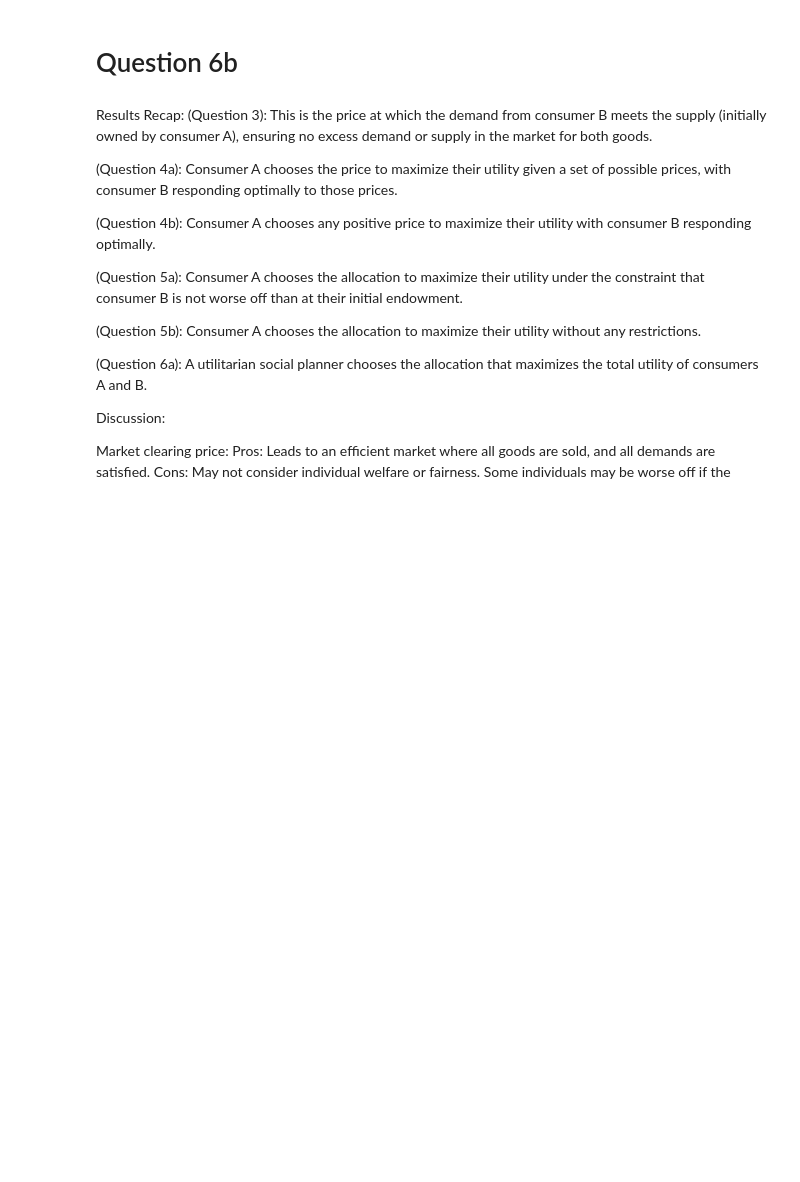
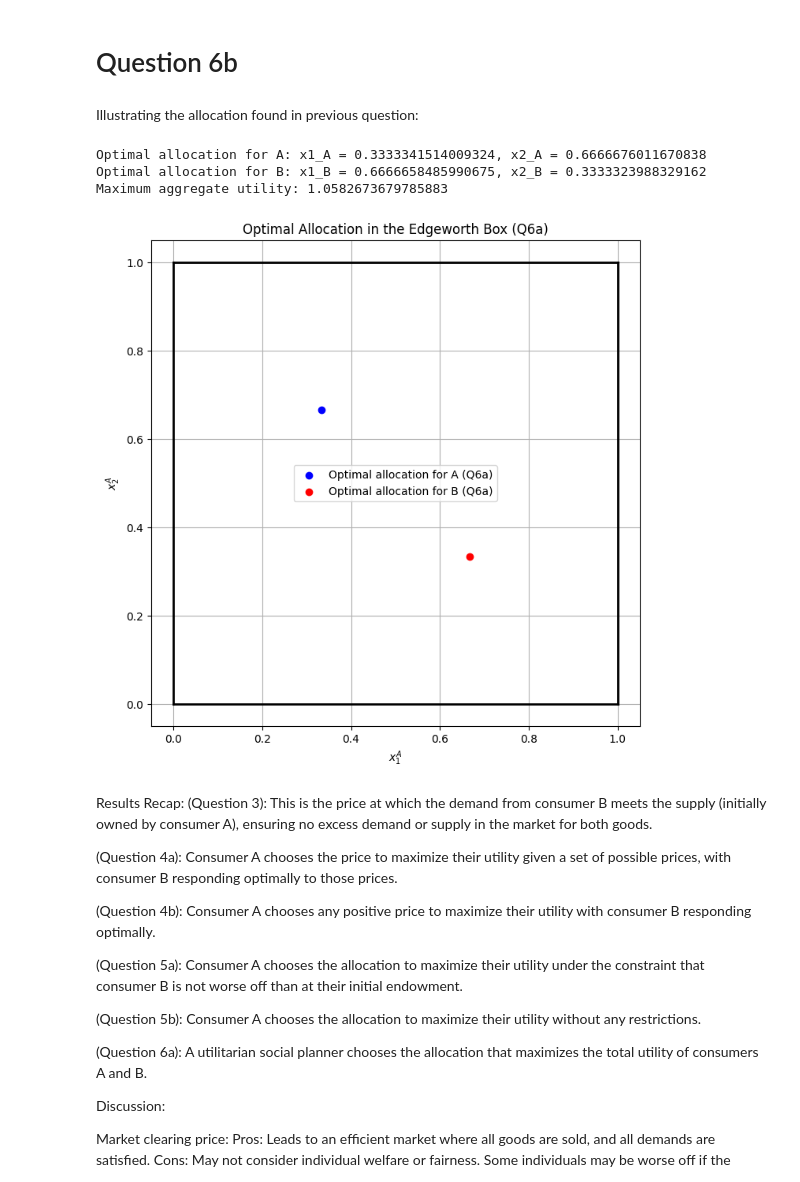
Before and after one commit to NumEconCopenhagen/projects-2024-ccc, a Jupyter notebook: inauguralproject/inauguralproject.ipynb, the cells around one changed output. Drawn from its saved outputs; the diff is of its cells as text; code cells hidden in the pictures; blank space fills up the shorter version.

```diff
--- a/inauguralproject/inauguralproject.ipynb
+++ b/inauguralproject/inauguralproject.ipynb
@@ -349,5 +419,67 @@ Optimized total utility: 0.1111
 # %% [markdown]
 # Question 6b
+# %% [markdown]
+Illustrating the allocation found in previous question:
+# %%
+# Parameters
+alpha = 1 / 3
+beta = 2 / 3
+omega_A1 = 0.8
+omega_A2 = 0.3
+omega_B1 = 1 - omega_A1
+omega_B2 = 1 - omega_A2
+
+def utility_A(x1, x2):
+    return (x1 ** alpha) * (x2 ** (1 - alpha))
+
+def utility_B(x1, x2):
+    return (x1 ** beta) * (x2 ** (1 - beta))
+
+# Function to maximize aggregate utility
+def aggregate_utility(x):
+    x1_A, x2_A = x
+    x1_B = 1 - x1_A
+    x2_B = 1 - x2_A
+    return -(utility_A(x1_A, x2_A) + utility_B(x1_B, x2_B))
+
+# Bounds for the variables
+bounds = [(0, 1), (0, 1)]
+
+# Initial guess
+x0 = [omega_A1, omega_A2]
+
+# Perform the optimization
+result = minimize(aggregate_utility, x0, bounds=bounds)
+x1_A_aggregate, x2_A_aggregate = result.x
+x1_B_aggregate, x2_B_aggregate = 1 - x1_A_aggregate, 1 - x2_A_aggregate
+
+print(f'Optimal allocation for A: x1_A = {x1_A_aggregate}, x2_A = {x2_A_aggregate}')
+print(f'Optimal allocation for B: x1_B = {x1_B_aggregate}, x2_B = {x2_B_aggregate}')
+print(f'Maximum aggregate utility: {-result.fun}')
+
+# Plotting the optimal allocation in the Edgeworth box
+plt.figure(figsize=(8, 8))
+plt.scatter([x1_A_aggregate], [x2_A_aggregate], c='blue', label='Optimal allocation for A (Q6a)')
+plt.scatter([x1_B_aggregate], [x2_B_aggregate], c='red', label='Optimal allocation for B (Q6a)')
+
+# Set up the Edgeworth Box
+plt.plot([0, 1], [0, 0], 'k-', lw=2)  # Bottom
+plt.plot([0, 0], [0, 1], 'k-', lw=2)  # Left
+plt.plot([1, 1], [0, 1], 'k-', lw=2)  # Top
+plt.plot([0, 1], [1, 1], 'k-', lw=2)  # Right
+
+# Labels and legend
+plt.xlabel('$x_1^A$')
+plt.ylabel('$x_2^A$')
+plt.title('Optimal Allocation in the Edgeworth Box (Q6a)')
+plt.legend()
+plt.grid(True)
+plt.show()
+# %% [output]
+Optimal allocation for A: x1_A = 0.3333341514009324, x2_A = 0.6666676011670838
+Optimal allocation for B: x1_B = 0.6666658485990675, x2_B = 0.3333323988329162
+Maximum aggregate utility: 1.0582673679785883
+[figure, added]
 # %% [markdown]
 Results Recap:
 (Question 3): This is the price at which the demand from consumer B meets the supply (initially owned by consumer A), ensuring no excess demand or supply in the market for both goods.
```
Also changed, not shown: parts of 14 cells of this notebook, 4 other files.
